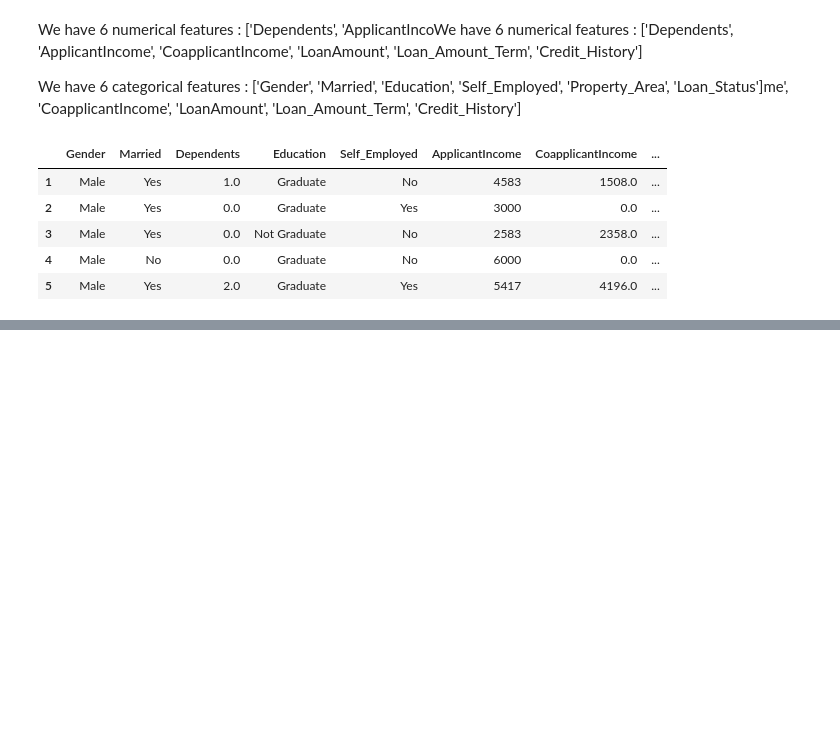
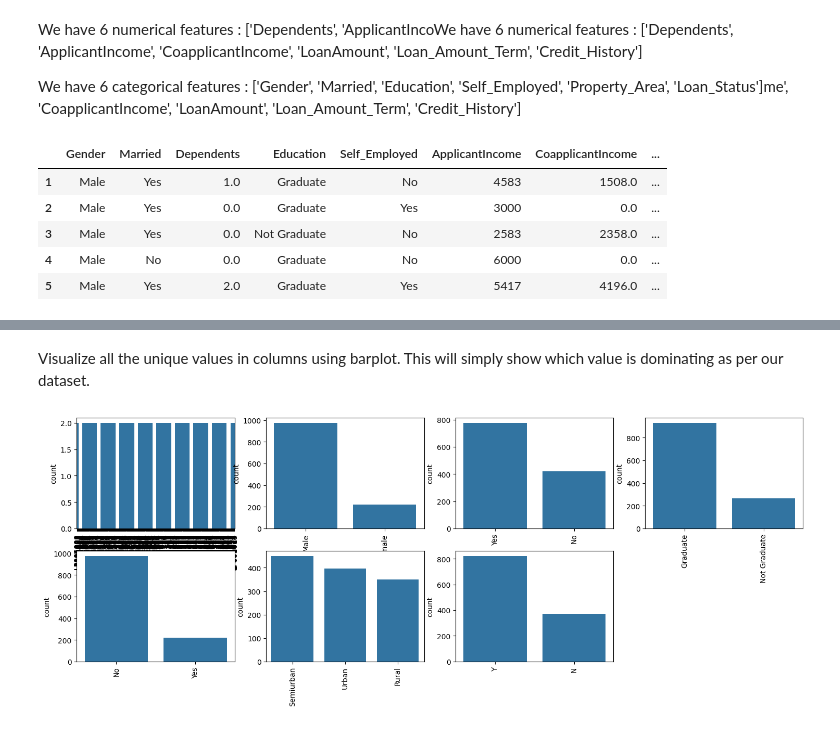
Before and after one commit to Dishasoni1009/Loan_approval, a Jupyter notebook: notebook/EDA_LOAN_APPROVAL.ipynb, the cells around one changed output, grey strips where cells are left out. Drawn from its saved outputs; the diff is of its cells as text; code cells hidden in the pictures; blank space fills up the shorter version.

```diff
--- a/notebook/EDA_LOAN_APPROVAL.ipynb
+++ b/notebook/EDA_LOAN_APPROVAL.ipynb
@@ -333,0 +395,16 @@ plt.show()
+# %% [markdown]
+Visualize all the unique values in columns using barplot. This will simply show which value is dominating as per our dataset.
+# %%
+obj = (df.dtypes == 'object')
+object_cols = list(obj[obj].index)
+plt.figure(figsize=(18,36))
+index = 1
+
+for col in object_cols:
+  y = df[col].value_counts()
+  plt.subplot(11,4,index)
+  plt.xticks(rotation=90)
+  sns.barplot(x=list(y.index), y=y)
+  index +=1
+# %% [output]
+[figure, added]
```
Also changed, not shown: parts of 20 cells of this notebook.
